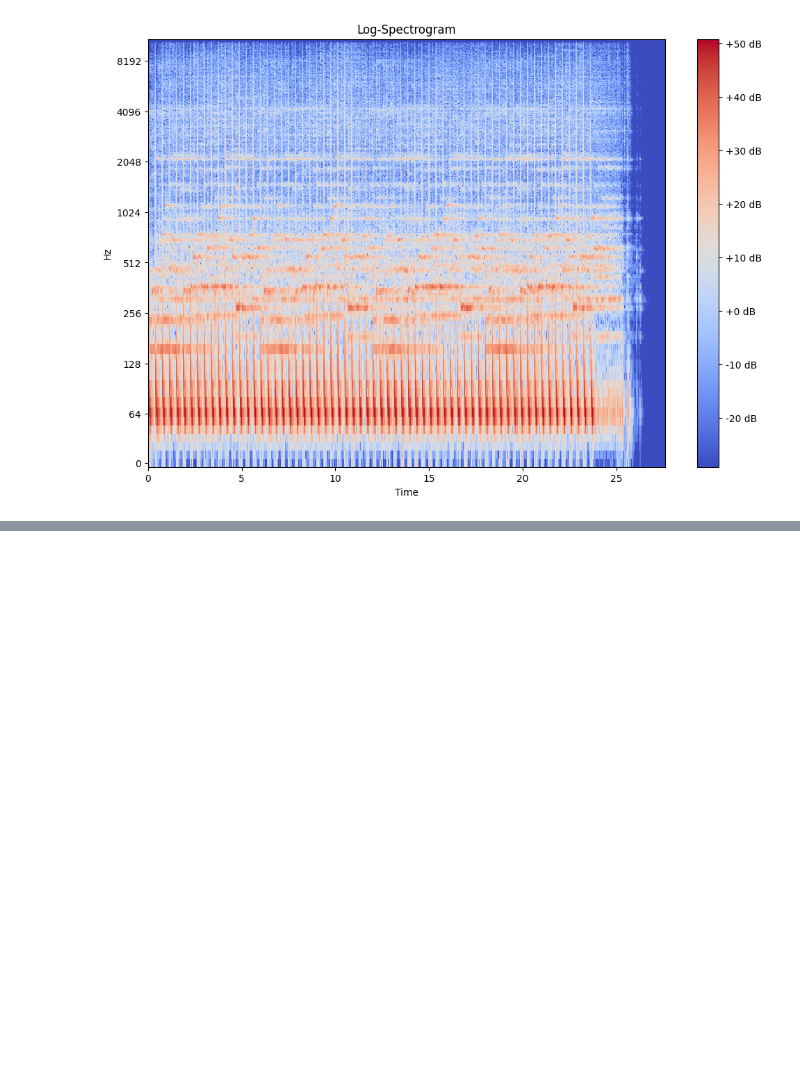
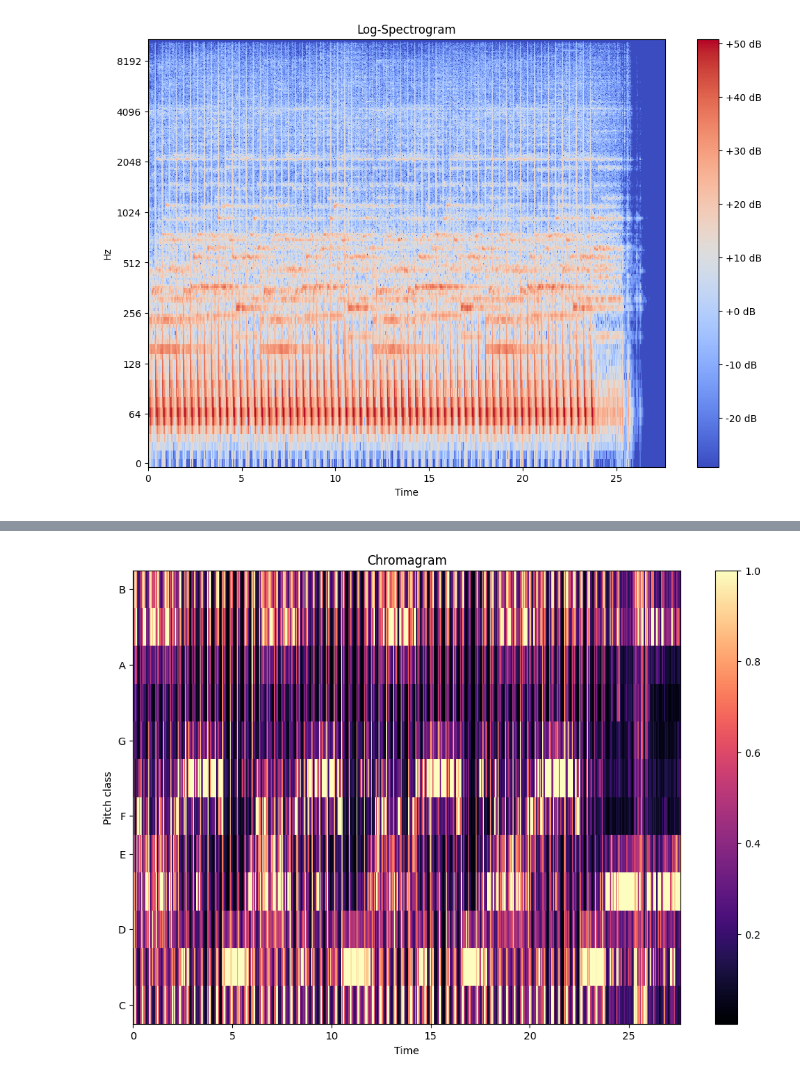
Before and after one commit to ka-de/notebooks, a Jupyter notebook: Audio/Show Me Your Sound.ipynb, the cells around one changed output, grey strips where cells are left out. Saved outputs shown, nothing was run; the diff lists cells and outputs as text; code cells hidden in the pictures; blank space fills up the shorter version.

```diff
--- a/Audio/Show Me Your Sound.ipynb
+++ b/Audio/Show Me Your Sound.ipynb
@@ -93,0 +102,12 @@ plt.show()
+# %%
+# Compute the chromagram
+chromagram = librosa.feature.chroma_stft(y=y, sr=sr)
+
+# Plot the chromagram
+plt.figure(figsize=(12, 8))
+librosa.display.specshow(chromagram, x_axis='time', y_axis='chroma')
+plt.colorbar()
+plt.title('Chromagram')
+plt.show()
+# %% [output]
+[figure, added]
```
Also changed, not shown: parts of 6 cells of this notebook, 8 other files.
